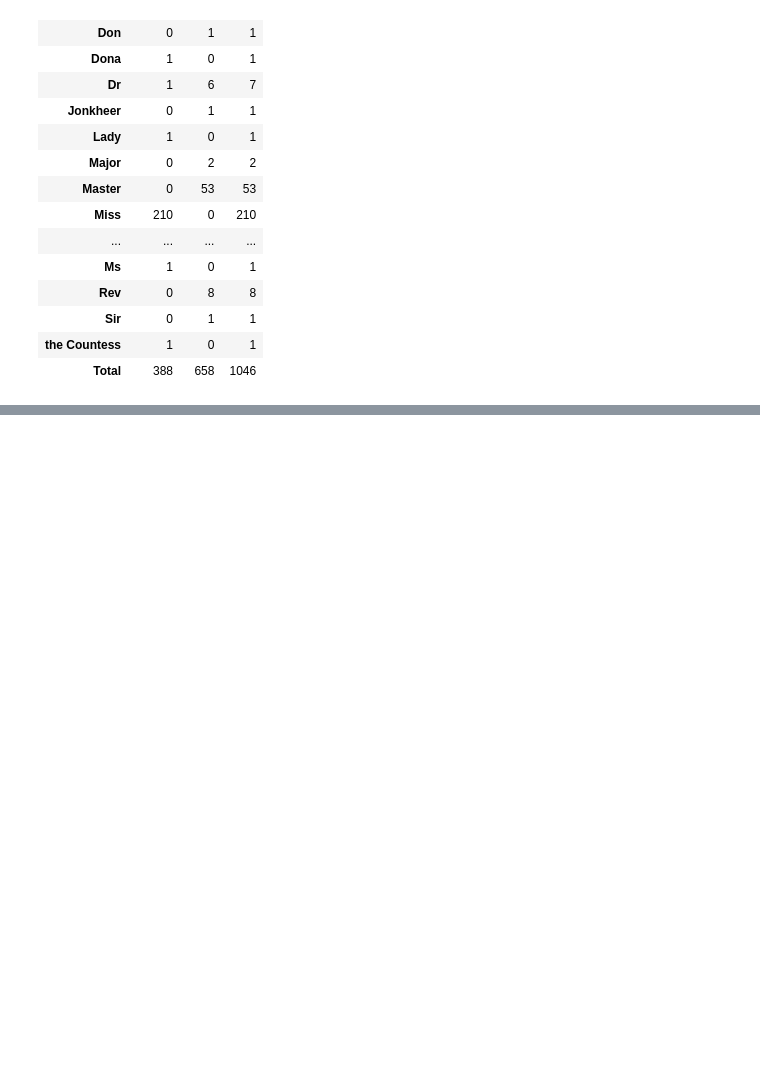
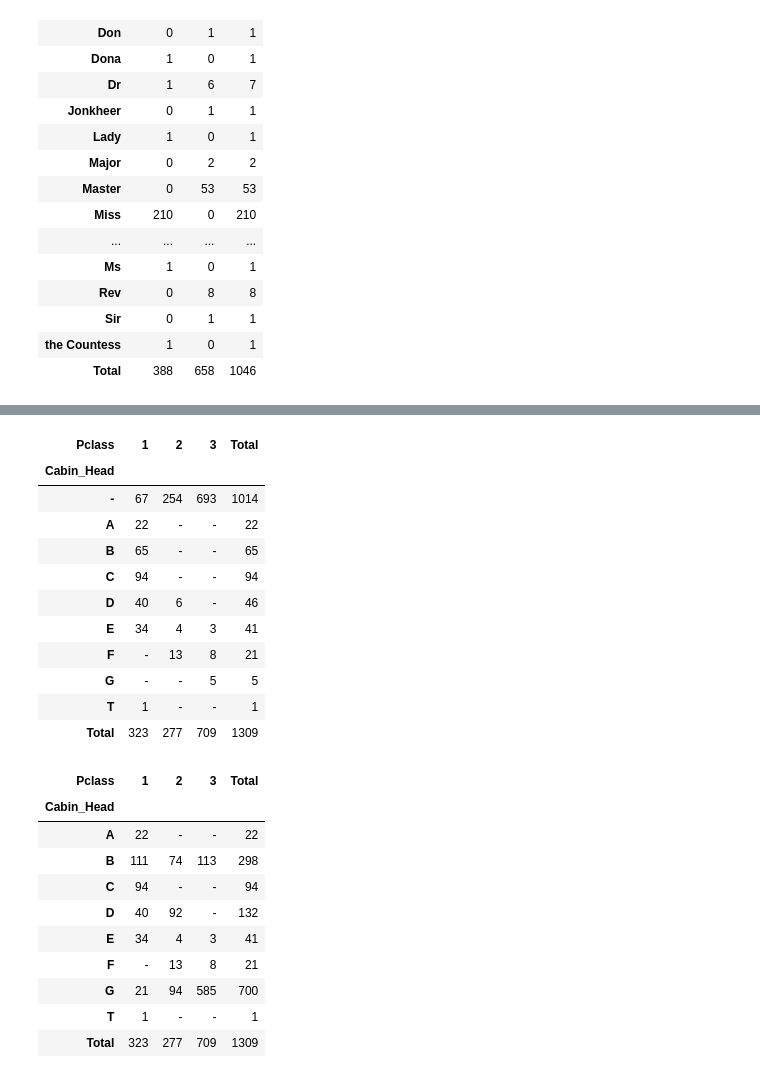
Before and after one commit to morpheus9631/titanic, a Jupyter notebook: ipynb/train_v5_2.ipynb, the cells around one changed output, grey strips where cells are left out. Drawn from its saved outputs; the diff is of its cells as text; code cells hidden in the pictures; blank space fills up the shorter version.

```diff
--- a/ipynb/train_v5_2.ipynb
+++ b/ipynb/train_v5_2.ipynb
@@ -556,0 +655,67 @@ display_side_by_side(ct2, ct3)
+# %%
+df_data.Cabin.fillna('-', inplace=True)
+df_data['Cabin_Head'] = df_data.Cabin.apply(lambda x: x[0])
+
+pt = pd.pivot_table(
+    df_data,
+    index   = 'Cabin_Head',
+    columns = 'Pclass',
+    values  = 'Cabin',
+    aggfunc = len,
+    **kwargs
+).fillna('-')
+display(pt)
+
+# If Survied is alive, fill missing cabin as 'B'
+mask = ((df_data.Survived==1) & (df_data.Cabin_Head=='-'))
+df_data.loc[mask, 'Cabin_Head'] = 'B'
+
+# If Survied is dead, fill missing cabin as 'G'
+mask = ((df_data.Survived==0) & (df_data.Cabin_Head=='-'))
+df_data.loc[mask, 'Cabin_Head'] = 'G'
+
+# If Survived is null and Pclass is 1, fill missing cabin as 'B'
+mask = (df_data.Survived.isnull() & (df_data.Cabin_Head=='-') & (df_data.Pclass==1))
+df_data.loc[mask, 'Cabin_Head'] = 'B'
+
+# If Survived is null and Pclass is 2, fill missing cabin as 'D'
+mask = (df_data.Survived.isnull() & (df_data.Cabin_Head=='-') & (df_data.Pclass==2))
+df_data.loc[mask, 'Cabin_Head'] = 'D'
+
+# If Survived is null and Pclass is 3, fill missing cabin as 'G'
+mask = (df_data.Survived.isnull() & (df_data.Cabin_Head=='-') & (df_data.Pclass==3))
+df_data.loc[mask, 'Cabin_Head'] = 'G'
+
+pt = pd.pivot_table(
+    df_data,
+    index   = 'Cabin_Head',
+    columns = 'Pclass',
+    values  = 'Cabin',
+    aggfunc = len,
+    **kwargs
+).fillna('-')
+display(pt)
+# %% [output]
+| Pclass | 1 | 2 | 3 | Total |
+| Cabin_Head |  |  |  |  |
+| - | 67 | 254 | 693 | 1014 |
+| A | 22 | - | - | 22 |
+| B | 65 | - | - | 65 |
+| C | 94 | - | - | 94 |
+| D | 40 | 6 | - | 46 |
+| E | 34 | 4 | 3 | 41 |
+| F | - | 13 | 8 | 21 |
+| G | - | - | 5 | 5 |
+| T | 1 | - | - | 1 |
+| Total | 323 | 277 | 709 | 1309 |
+| Pclass | 1 | 2 | 3 | Total |
+| Cabin_Head |  |  |  |  |
+| A | 22 | - | - | 22 |
+| B | 111 | 74 | 113 | 298 |
+| C | 94 | - | - | 94 |
+| D | 40 | 92 | - | 132 |
+| E | 34 | 4 | 3 | 41 |
+| F | - | 13 | 8 | 21 |
+| G | 21 | 94 | 585 | 700 |
+| T | 1 | - | - | 1 |
+| Total | 323 | 277 | 709 | 1309 |
```
Also changed, not shown: parts of 9 cells of this notebook, 2 other files.
